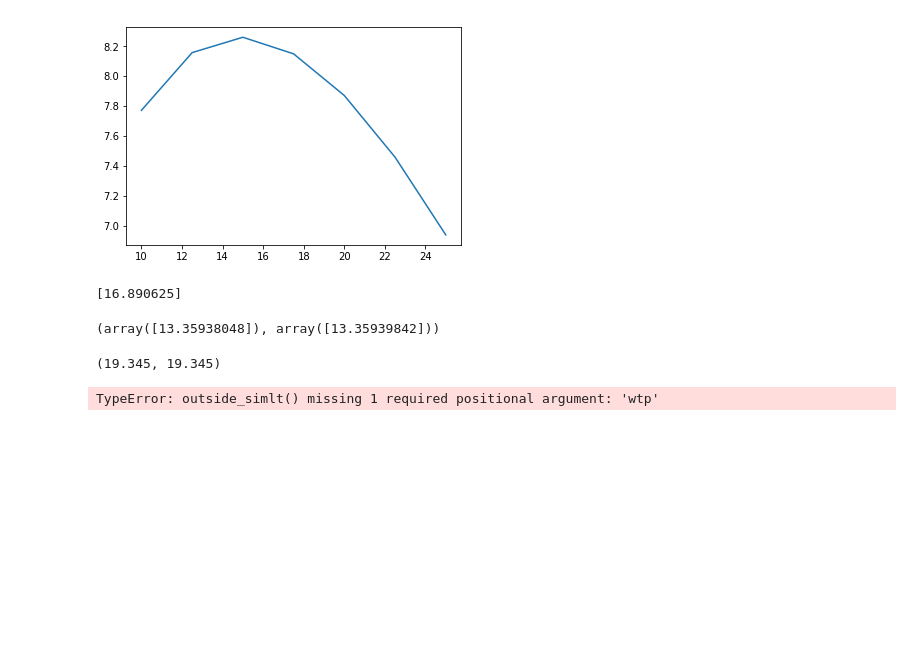
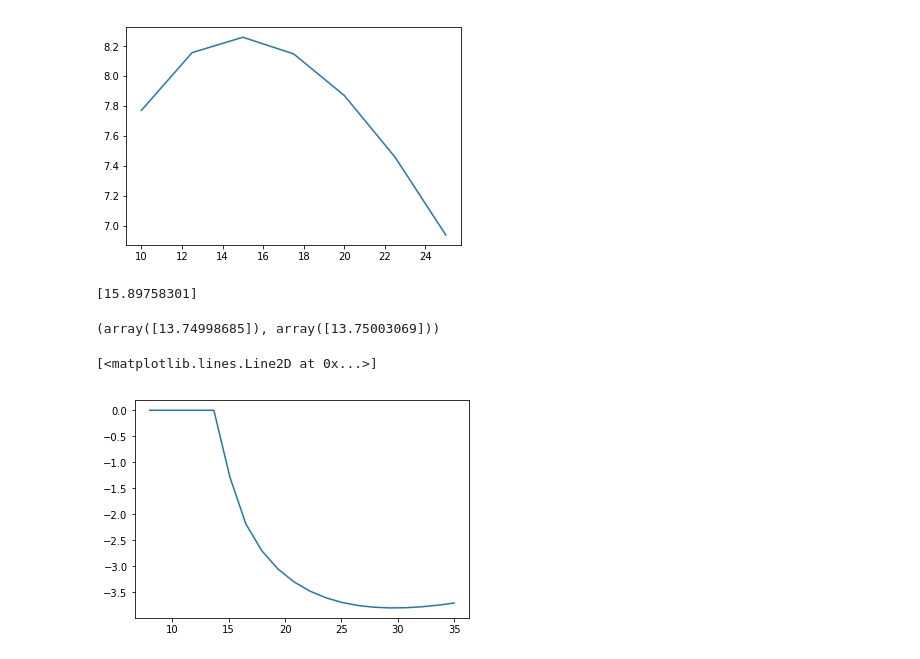
Before and after one commit to ericschulman/health_bargains, a Jupyter notebook: numerical.ipynb, the cells around one changed output. Cells and saved outputs as stored; diff of their text form; code cells hidden in the pictures; blank space fills up the shorter version.

Commit message:
simult working

```diff
--- a/numerical.ipynb
+++ b/numerical.ipynb
@@ -31,8 +31,11 @@ def calc_profits(theta1,theta2,mu1,mu2,cost, wtp):
 def outside_simlt(mu,cost,wtp):
     """outside option in simult case
     assuming listprice high enough"""
-    return 3.*wtp**2/(32.*cost)
-
+    if wtp < 8*cost/3:
+        return 3.*wtp**2/(32.*cost)
+    else:
+        return (wtp-cost)/(2*mu)
+    return
 
 #arbitrary outside option...
 def nash_in_nash(theta1, theta2, mu1, mu2, cost, wtp, outside):
@@ -62,7 +65,7 @@ plt.plot([i for i in np.linspace(COST,WTP,num=7)],
 # %%
 def bargain_helper(theta1, theta2, mu1, mu2, cost, wtp):
     """solve each firm 1s optimization holding theta 2 fixed"""
-    outside = outside_simlt(mu2, cost,wtp)
+    outside = outside_simlt(mu2, cost, wtp)
     result = minimize(nash_in_nash, theta1, args=(theta2, mu1, mu2, cost, wtp, outside),
                       method='Nelder-Mead', options={'disp': False})
     return result.x
@@ -71,7 +74,7 @@ COST = 5
 WTP  = 25
 print(bargain_helper(20,20, 1, 1, COST,WTP))
 # %% [output]
-[16.890625]
+[15.89758301]
 # %%
 def simult_bargain(theta1, theta2, mu1, mu2, cost, listprice):
     """solve the bargaining problems seperately and iterate for a solution"""
@@ -91,63 +94,40 @@ def simult_bargain(theta1, theta2, mu1, mu2, cost, listprice):
 
     return theta1, theta2
 
-COST = 10
+COST = 5
 WTP  = 25
-print(simult_bargain(13,13,1,1,COST,WTP))
+print(simult_bargain(11.25,11.25,1,1,COST,WTP))
 # %% [output]
-(array([13.35938048]), array([13.35939842]))
+(array([13.74998685]), array([13.75003069]))
-# %%
-calc_price(13.35, 13.35, .7, .7, 10, 25)
-# %% [output]
-(19.345, 19.345)
 # %%
-def outside_seq(theta1,mu1,cost,listprice):
-    """go through kkt to find a solution"""
-    #three solutions to firms optimization problem
-    p0, p1, p2 =  listprice - cost, (listprice + (mu1*theta1))/2, listprice
-    t0,t1,t2 = 1, (listprice - mu1*theta1)/(2*cost) , 0
-    #double check t1 is a valid solution
-    if t1 > 1 or t1 < 0:
-        t1 = -1
-    #find the max
-    ind = np.argmax([p0*t0, p1*t1, p2*t2])
-    print([t0,t1,t2], ind)
-    return mu1*theta1*([t0,t1,t2][ind])
-
-
-def outside_seq(theta1,mu1,cost,listprice):
+def outside_seq(theta1,mu1,cost,wtp):
     """assume that we amp up list price high enough
     for a corner solution"""
     return mu1*theta1
 
 
-def bargain_helper_seq(theta1, mu1, mu2, cost, listprice):
-    """solve each firm 1s optimization holding theta 2 fixed"""
-    outside = outside_seq(theta1,mu1,cost,listprice)
-    result = minimize(nash_in_nash, 10., args=(theta1, mu2, mu1, cost, listprice, outside),
-                      method='Nelder-Mead', options={'disp': False})
+def bargain_helper_seq(theta1, mu1, mu2, cost, wtp):
+    """ solve firm 1s optimization holding theta 2 fixed """
+    outside = outside_simlt(mu2,cost,wtp)
+    result = minimize( nash_in_nash, 10., args=(theta1, mu2, mu1, cost, wtp, outside),
+                      method='Nelder-Mead', options={'disp': False} )
     return result.x
 
 
-def seq_obj(theta1, mu1, mu2, cost, listprice):
+def seq_obj(theta1, mu1, mu2, cost, wtp):
     """ theta1 is a guess for the first stage """
 
-    theta2 = bargain_helper_seq(theta1, mu2, mu1, cost, listprice)
-    outside1 = outside_simlt(cost,listprice)
+    theta2 = bargain_helper_seq(theta1, mu2, mu1, cost, wtp)
+    outside1 = outside_seq(theta2, mu2, cost, wtp)
 
-    return nash_in_nash(theta1, theta2, mu1, mu2, cost, listprice, outside1)
+    return nash_in_nash(theta1, theta2, mu1, mu2, cost, wtp, outside1)
 
 
-COST = 3
-WTP = 10
-plt.plot([i for i in np.linspace(COST+3,WTP +3,num=10)],
-         [seq_obj(i, .5, .5, COST , WTP) for i in np.linspace(COST+3,WTP +3,num=10)])
-
-#for i in np.linspace(COST,LIST,num=10):
-#    print('---')
-#    print(i)
-#    print( calc_eq(i, bargain_helper_seq(i, .5, .5, COST,LIST),  .5, .5, COST,LIST))
-#    print(calc_profits(i,  bargain_helper_seq(i, .5, .5, COST,LIST),  .5, .5, COST,LIST))
+COST = 5
+WTP = 25
+plt.plot([i for i in np.linspace(COST+3,WTP +10,num=20)],
+         [seq_obj(i, 1, 1, 13.5 , WTP) for i in np.linspace(COST+3,WTP +10,num=20)])
 # %% [output]
-TypeError: outside_simlt() missing 1 required positional argument: 'wtp'
+[<matplotlib.lines.Line2D at 0x...>]
+[figure, added]
 # %%
```
Also changed, not shown: parts of 2 cells of this notebook, 2 other files.
